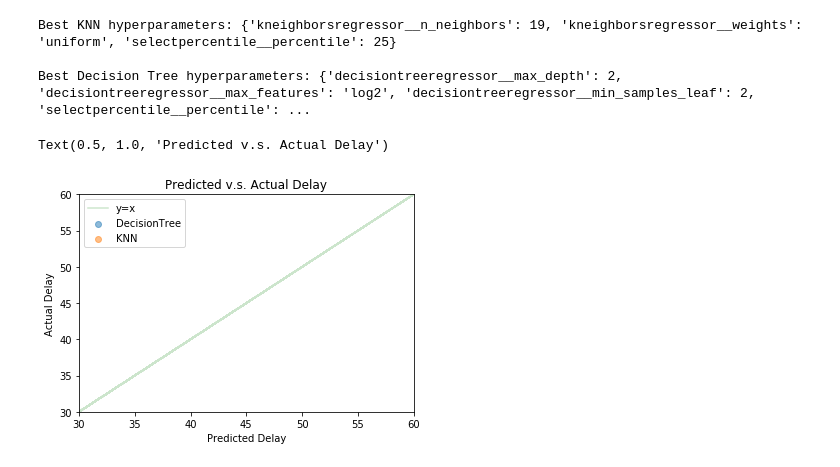
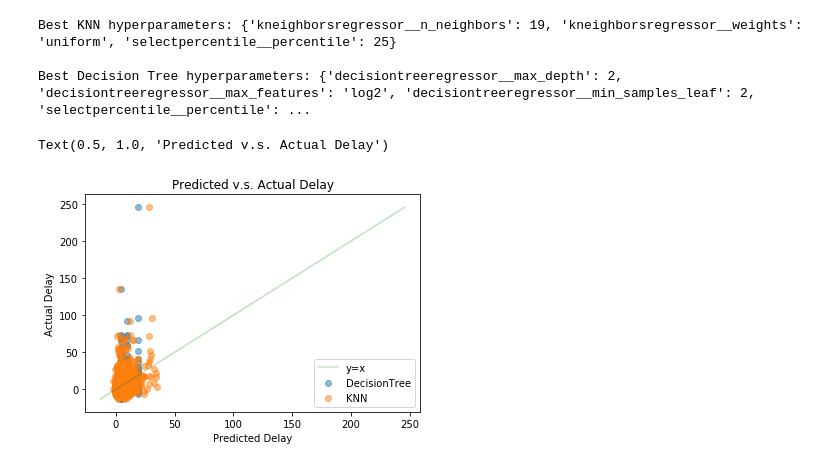
Before and after one commit to ChuckBowers/info370-group11, a Jupyter notebook: ml_analysis.ipynb, the cells around one changed output. Cells and saved outputs as stored; diff of their text form; code cells hidden in the pictures.

```diff
--- a/ml_analysis.ipynb
+++ b/ml_analysis.ipynb
@@ -123,15 +123,13 @@ Best Decision Tree hyperparameters: {'decisiontreeregressor__max_depth': 2, 'dec
 # %%
 import matplotlib.pyplot as plt
 
 plt.scatter(dt_grid.predict(test_features), test_outcome, alpha=0.5, label='DecisionTree')
 plt.scatter(knn_grid.predict(test_features), test_outcome, alpha=0.5, label='KNN')
 plt.plot(test_outcome, test_outcome, label='y=x', c='green', alpha=0.2)
 plt.legend()
 plt.ylabel('Actual Delay')
 plt.xlabel('Predicted Delay')
-plt.xlim([30, 60])
-plt.ylim([30, 60])
 plt.title('Predicted v.s. Actual Delay')
 # %% [output]
 Text(0.5, 1.0, 'Predicted v.s. Actual Delay')
-[figure, old version]
+[figure, new version]
```
